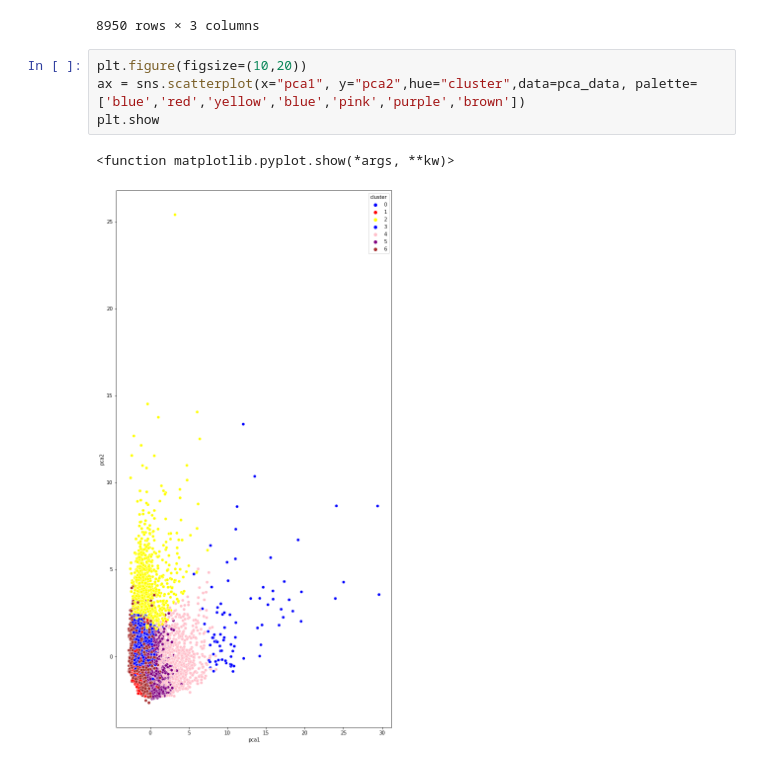
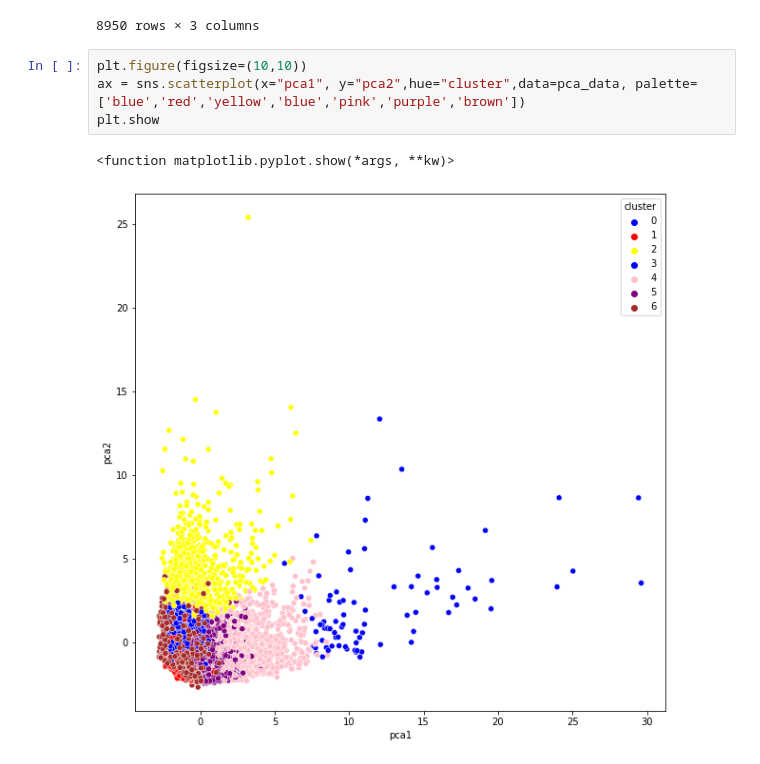
Before and after one commit to soniyaprasad77/City_Skyline, a Jupyter notebook: Bank_Customer_Segmentation.ipynb, the cells around one changed output. Drawn from its saved outputs; the diff is of its cells as text.

```diff
--- a/Bank_Customer_Segmentation.ipynb
+++ b/Bank_Customer_Segmentation.ipynb
@@ -471,9 +471,9 @@ pca_data
 | 8949 | -0.556423 | -0.400461 | 6 |
 8950 rows × 3 columns
 # %%
-plt.figure(figsize=(10,20))
+plt.figure(figsize=(10,10))
 ax = sns.scatterplot(x="pca1", y="pca2",hue="cluster",data=pca_data, palette=['blue','red','yellow','blue','pink','purple','brown'])
 plt.show
 # %% [output]
 <function matplotlib.pyplot.show(*args, **kw)>
-[figure, old version]
+[figure, new version]
```
